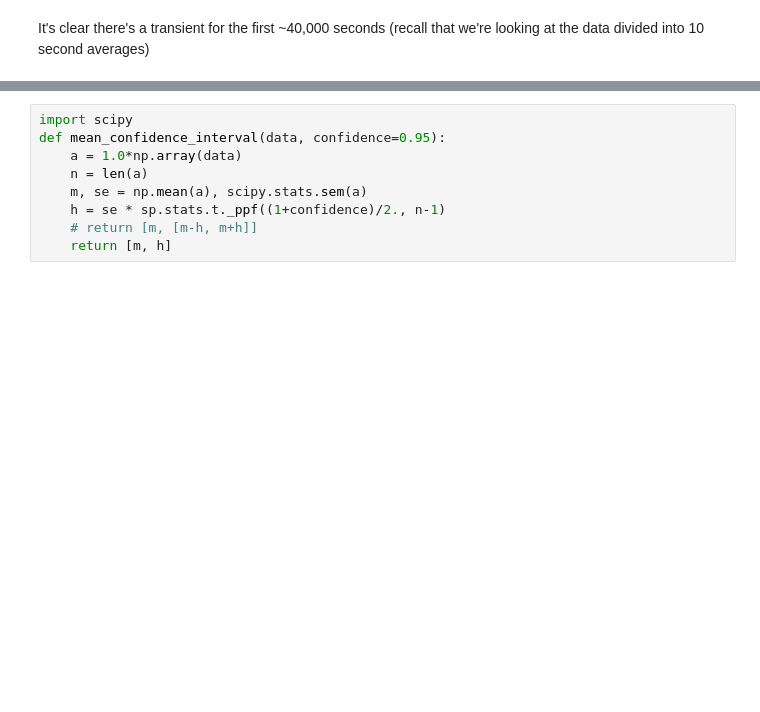
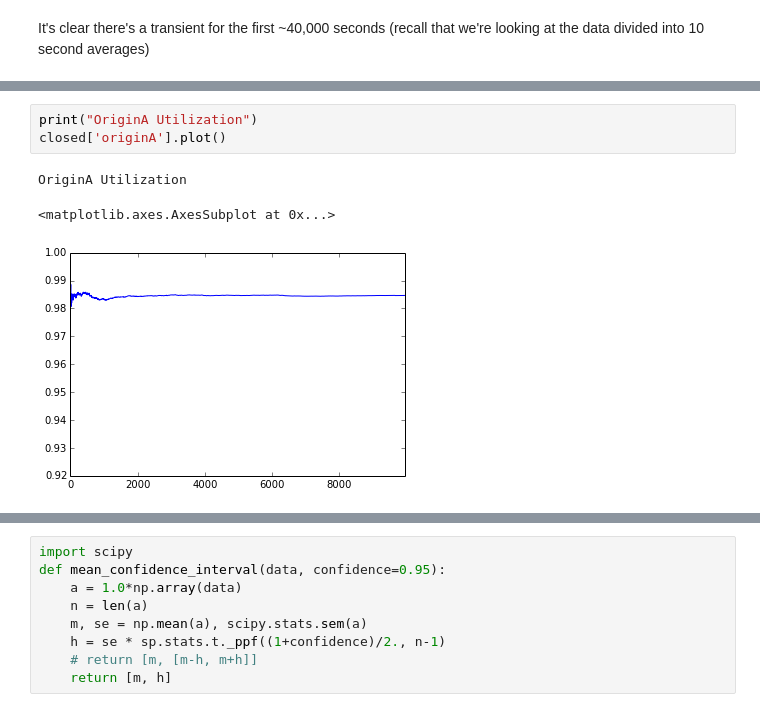
Before and after one commit to AaronTHolt/CompPerf, a Jupyter notebook: HW7/Simulation Plots.ipynb, the cells around one changed output, grey strips where cells are left out. Drawn from its saved outputs; the diff is of its cells as text; blank space fills up the shorter version.

```diff
--- a/HW7/Simulation Plots.ipynb
+++ b/HW7/Simulation Plots.ipynb
@@ -42,0 +52,7 @@ It's clear there's a transient for the first ~40,000 seconds (recall that we're
+# %%
+print("OriginA Utilization")
+closed['originA'].plot()
+# %% [output]
+OriginA Utilization
+<matplotlib.axes.AxesSubplot at 0x...>
+[figure, added]
```
Also changed, not shown: parts of 9 cells of this notebook.
